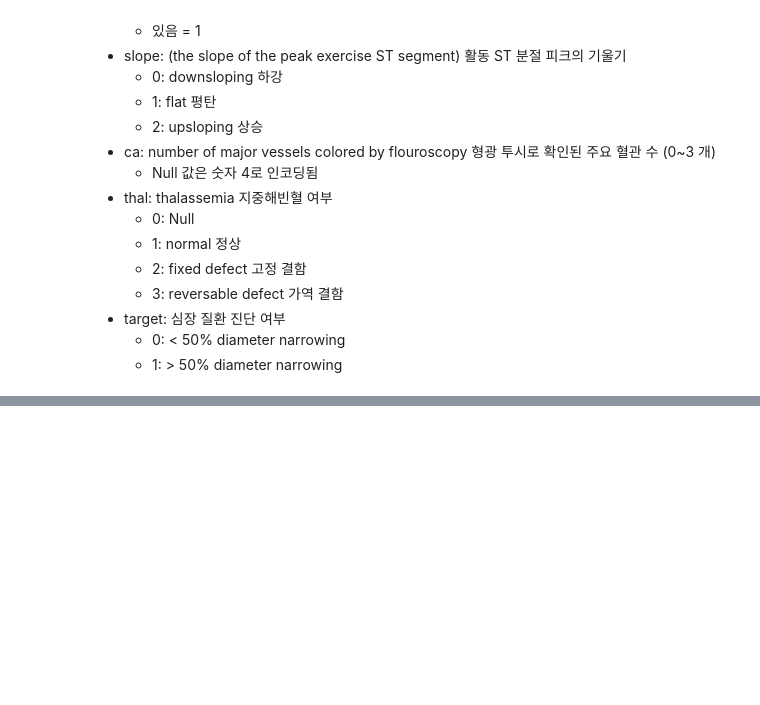
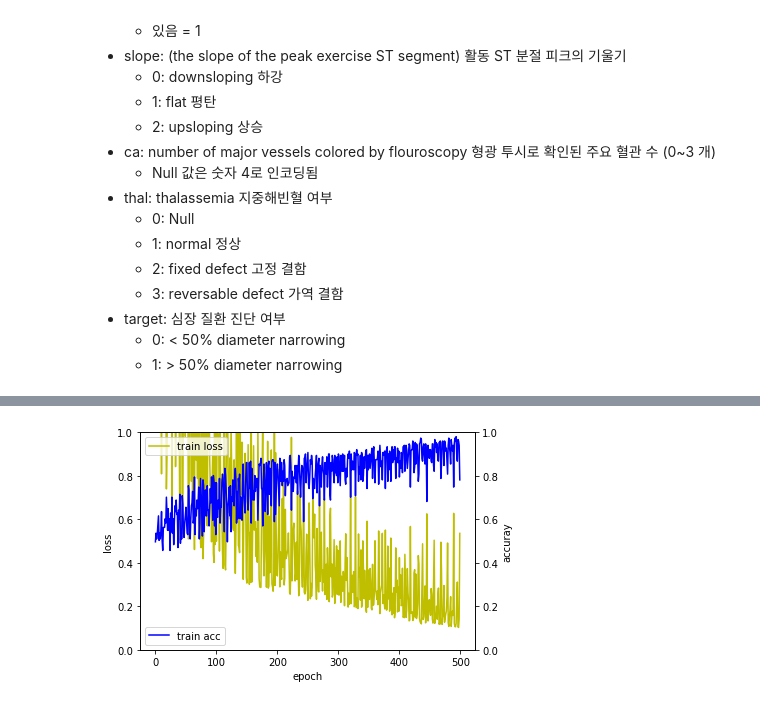
Before and after one commit to E-EE-E/MachineLearning-Study, a Jupyter notebook: HeartAttack_Prediction/E_EE_E/main.ipynb, the cells around one changed output, grey strips where cells are left out. Drawn from its saved outputs; the diff is of its cells as text; code cells hidden in the pictures; blank space fills up the shorter version.

```diff
--- a/HeartAttack_Prediction/E_EE_E/main.ipynb
+++ b/HeartAttack_Prediction/E_EE_E/main.ipynb
@@ -95,0 +115,8 @@ proc_data.head()
+# %%
+model = Sequential()
+model.add(Dense(64, input_dim=train_x.shape[1], activation='relu'))
+model.add(Dense(64, activation='relu'))
+model.add(Dense(1, activation='sigmoid'))
+model.summary()
+model.compile(optimizer='rmsprop', loss='binary_crossentropy', metrics=['accuracy'])
+hist = model.fit(train_x, train_y, epochs=500, batch_size=64)
@@ -95,0 +141,23 @@ proc_data.head()
+# %%
+%matplotlib inline
+import matplotlib.pyplot as plt
+fig, loss_ax = plt.subplots()
+
+acc_ax = loss_ax.twinx()
+
+loss_ax.set_ylim([0.0, 1.0])
+acc_ax.set_ylim([0.0, 1.0])
+
+loss_ax.plot(hist.history['loss'], 'y', label='train loss')
+acc_ax.plot(hist.history['accuracy'], 'b', label='train acc')
+
+loss_ax.set_xlabel('epoch')
+loss_ax.set_ylabel('loss')
+acc_ax.set_ylabel('accuray')
+
+loss_ax.legend(loc='upper left')
+acc_ax.legend(loc='lower left')
+
+plt.show()
+# %% [output]
+[figure, added]
```
Also changed, not shown: parts of 8 cells of this notebook.
